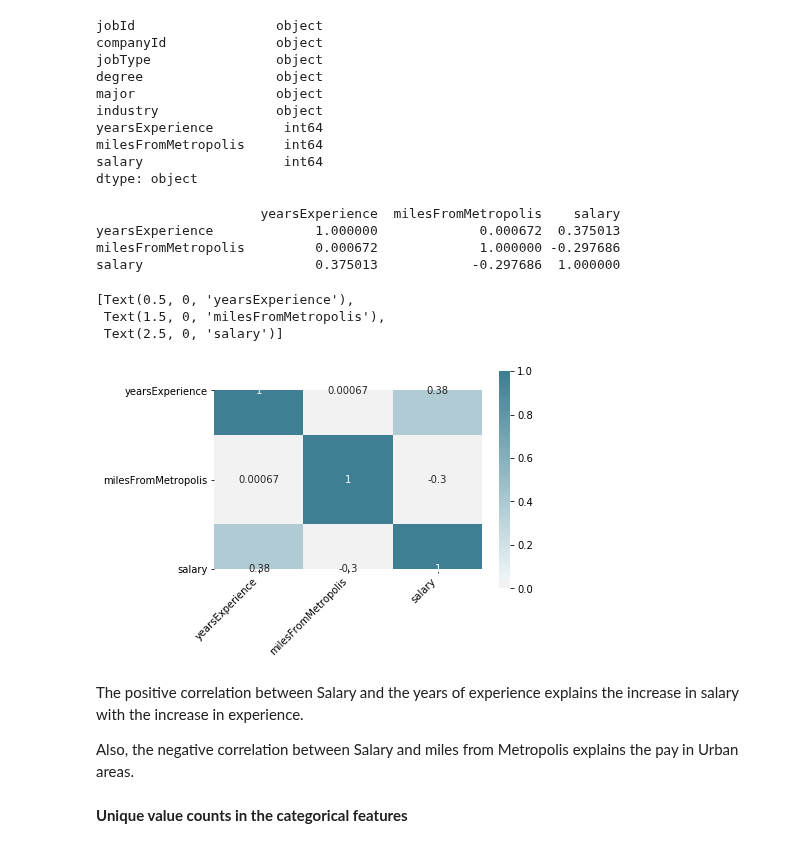
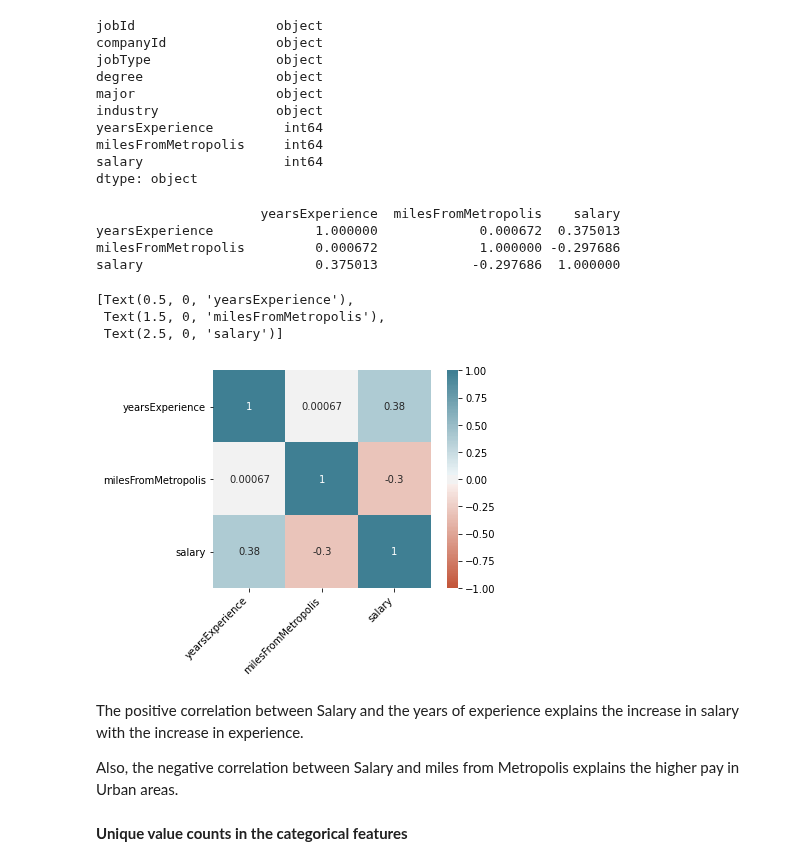
Before and after one commit to saidileep-knv/Salary-Prediction-Portfolio, a Jupyter notebook: SalaryPrediction.ipynb, the cells around one changed output. Cells and saved outputs as stored; diff of their text form; code cells hidden in the pictures.

```diff
--- a/SalaryPrediction.ipynb
+++ b/SalaryPrediction.ipynb
@@ -368,30 +381,30 @@ dtype: object
 # %%
 corr = train_df.corr()
 print(corr)
 ax = sns.heatmap(
     corr,
-    vmin=0, vmax=1, center=0,
+    vmin=-1, vmax=1, center=0,
     cmap=sns.diverging_palette(20, 220, n=200),
     square=True, annot=True
 )
 ax.set_xticklabels(
     ax.get_xticklabels(),
     rotation=45,
     horizontalalignment='right'
 )
 # %% [output]
                      yearsExperience  milesFromMetropolis    salary
 yearsExperience             1.000000             0.000672  0.375013
 milesFromMetropolis         0.000672             1.000000 -0.297686
 salary                      0.375013            -0.297686  1.000000
 [Text(0.5, 0, 'yearsExperience'),
  Text(1.5, 0, 'milesFromMetropolis'),
  Text(2.5, 0, 'salary')]
-[figure, old version]
+[figure, new version]
 # %% [markdown]
 The positive correlation between Salary and the years of experience explains the increase in salary with the increase in experience.
 
-Also, the negative correlation between Salary and miles from Metropolis explains the pay in Urban areas.
+Also, the negative correlation between Salary and miles from Metropolis explains the higher pay in Urban areas.
 # %% [markdown]
 **Unique value counts in the categorical features**
 # %%
```
Also changed, not shown: parts of 55 cells of this notebook.
